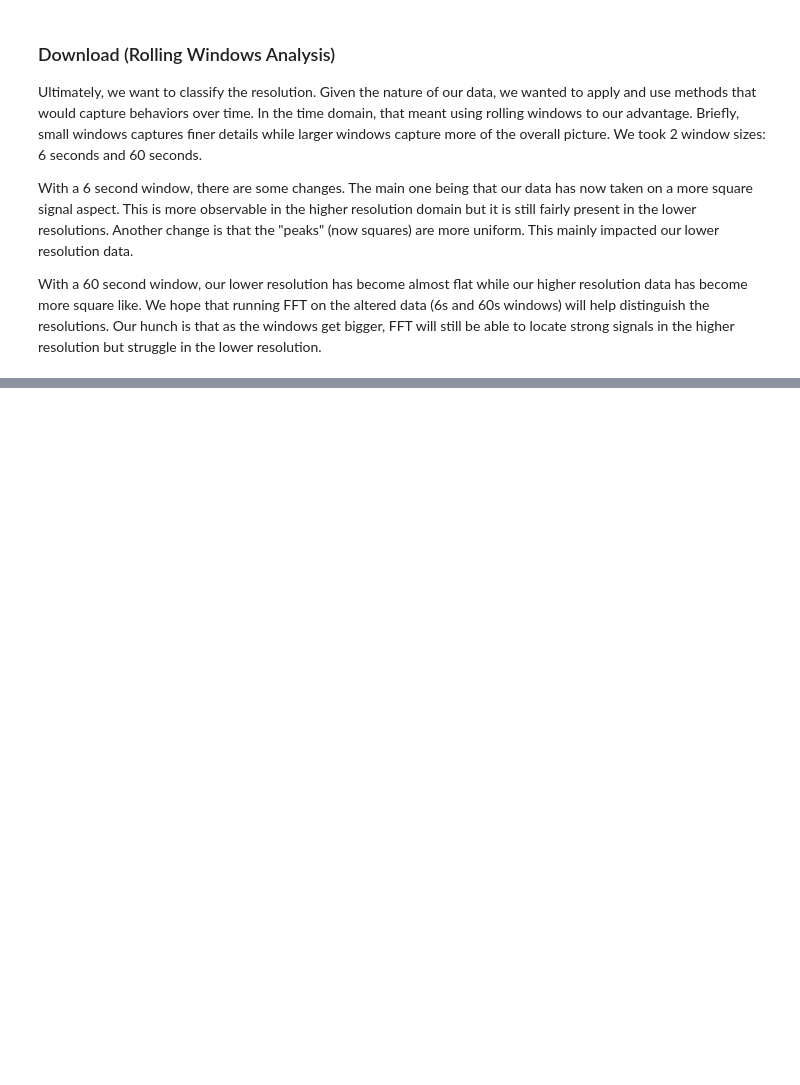
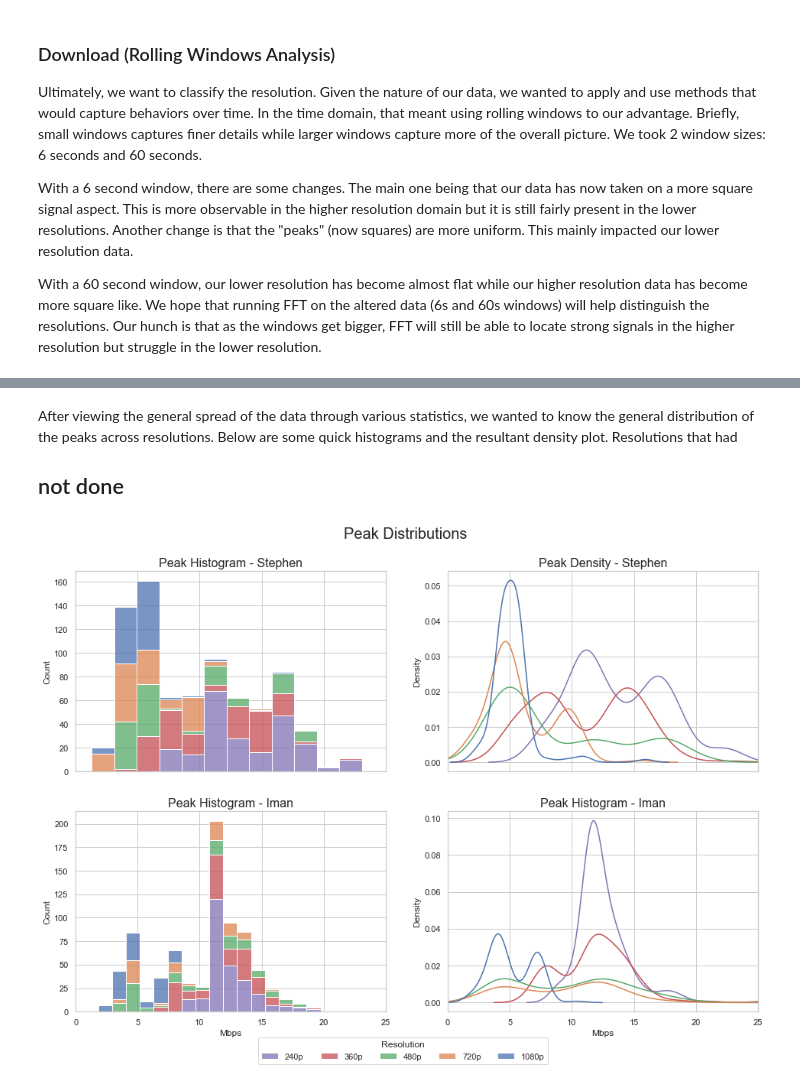
Before and after one commit to stephdoan/ResRecovery, a Jupyter notebook: notebooks/EDA.ipynb, the cells around one changed output, grey strips where cells are left out. Cells and saved outputs as stored; diff of their text form; code cells hidden in the pictures; blank space fills up the shorter version.

```diff
--- a/notebooks/EDA.ipynb
+++ b/notebooks/EDA.ipynb
@@ -220 +249,32 @@ plt.xlabel("Mbps")
+# %% [markdown]
+After viewing the general spread of the data through various statistics, we wanted to know the general distribution of the peaks across resolutions. Below are some quick histograms and the resultant density plot. Resolutions that had
+
+## not done
+# %%
+fig, axes = plt.subplots(2, 2, figsize=(16, 10), sharex=True);
+plt.setp(axes, xlim=(0, 25), xticks=[0, 5, 10, 15, 20, 25])
+
+sns.histplot(data=stdoan_peak_df, x="Mbps", hue="resolution", multiple="stack", legend=False, ax=axes[0,0])
+axes[0, 0].set_title("Peak Histogram - Stephen", fontsize=16)
+sns.kdeplot(data=stdoan_peak_df, x="Mbps", hue="resolution", legend=False, ax=axes[0,1])
+axes[0, 1].set_title("Peak Density - Stephen", fontsize=16)
+
+sns.histplot(data=iman_peak_df, x="Mbps", hue="resolution", multiple="stack", legend=False, ax=axes[1,0])
+axes[1, 0].set_title("Peak Histogram - Iman", fontsize=16)
+sns.kdeplot(data=iman_peak_df, x="Mbps", hue="resolution", legend=False, ax=axes[1,1])
+axes[1, 1].set_title("Peak Histogram - Iman", fontsize=16)
+
+fig.legend(
+  res_col,
+  loc="lower center",
+  title="Resolution",
+  ncol=len(res_col)
+)
+
+fig.subplots_adjust(bottom=0.1)
+
+plt.suptitle('Peak Distributions', fontsize=20)
+plt.subplots_adjust(top=0.90);
+# %% [output]
+[figure, added]
 # %% [markdown]
```
Also changed, not shown: parts of 18 cells of this notebook.
